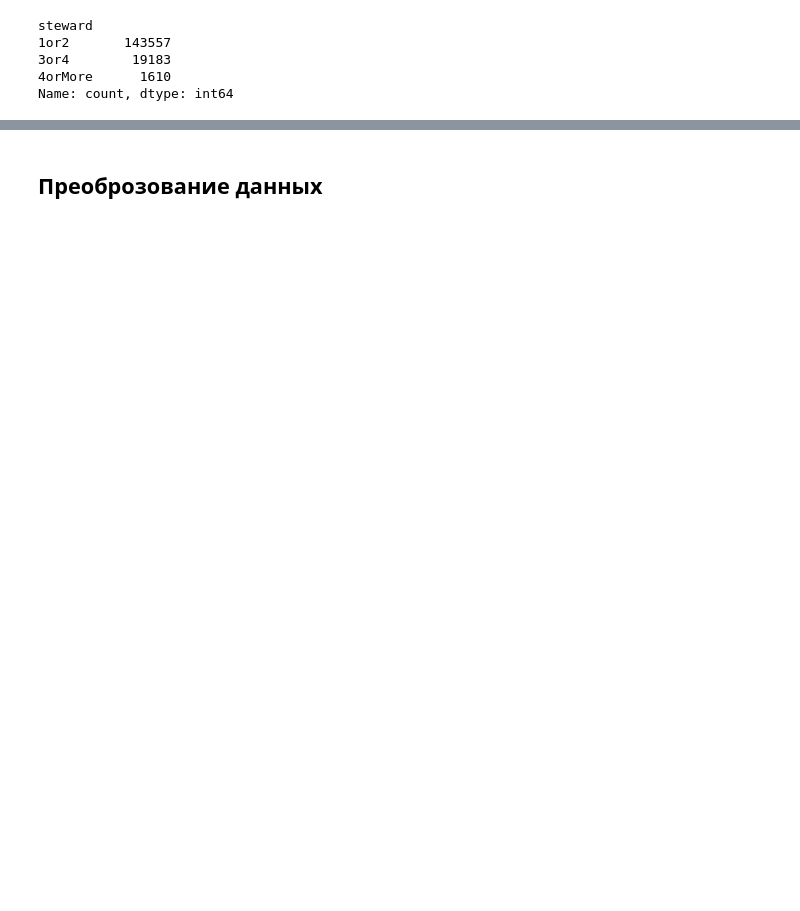
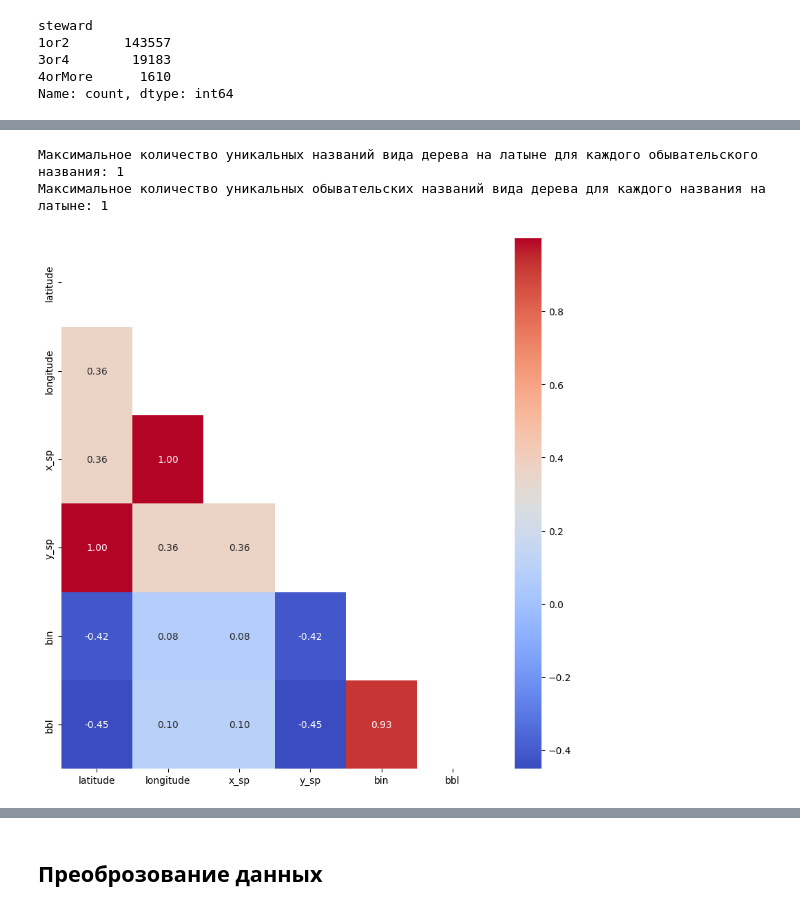
Before and after one commit to AleksTurov/street_tree, a Jupyter notebook: notebook/sreet_tree.ipynb, the cells around one changed output, grey strips where cells are left out. Drawn from its saved outputs; the diff is of its cells as text; code cells hidden in the pictures; blank space fills up the shorter version.

```diff
--- a/notebook/sreet_tree.ipynb
+++ b/notebook/sreet_tree.ipynb
@@ -165,0 +153,41 @@ Name: count, dtype: int64
+# %%
+print(
+    "Максимальное количество уникальных названий вида дерева",
+    "на латыне для каждого обывательского названия:",
+    df.groupby("spc_common").spc_latin.nunique().max(),
+)
+
+print(
+    "Максимальное количество уникальных обывательских названий",
+    "вида дерева для каждого названия на латыне:",
+    df.groupby("spc_latin").spc_common.nunique().max(),
+)
+# %% [output]
+Максимальное количество уникальных названий вида дерева на латыне для каждого обывательского названия: 1
+Максимальное количество уникальных обывательских названий вида дерева для каждого названия на латыне: 1
+# %%
+def plot_corr_matrix(df, method='pearson', figsize=(10, 10)):
+    """
+    Построение матрицы корреляции
+    """
+    corr = df.corr(method=method)
+    mask = np.triu(np.ones_like(corr, dtype=bool))
+    fig, ax = plt.subplots(figsize=figsize)
+    sns.heatmap(corr, mask=mask, annot=True, fmt=".2f", cmap='coolwarm', ax=ax)
+    plt.show()
+# %%
+plot_corr_matrix(
+    df[
+        [
+            "latitude",
+            "longitude",
+            "x_sp",
+            "y_sp",
+            "bin",
+            "bbl",
+        ]
+    ],
+    method="kendall",
+)
+# %% [output]
+[figure, added]
```
Also changed, not shown: parts of 21 cells of this notebook.
